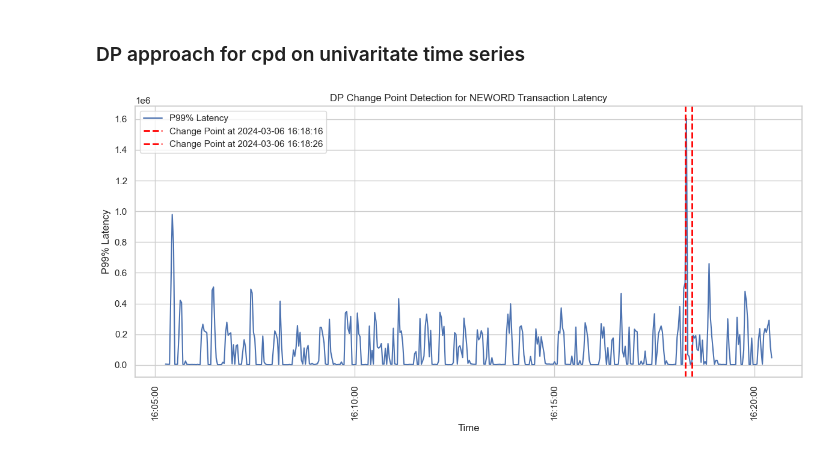
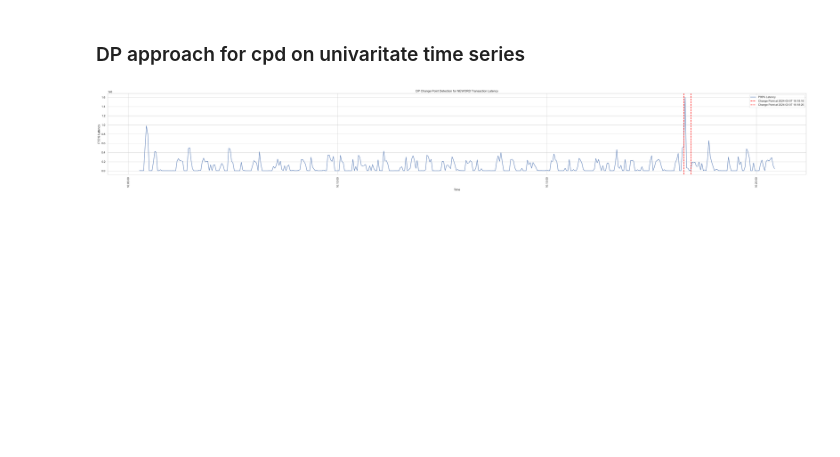
Before and after one commit to Niklasfomin/Scalable-Software-Systems-PJ-TU-Berlin, a Jupyter notebook: ExperimentsAndResults/SUT_1/docker.ipynb, the cells around one changed output. Cells and saved outputs as stored; diff of their text form; code cells hidden in the pictures; blank space fills up the shorter version.

```diff
--- a/ExperimentsAndResults/SUT_1/docker.ipynb
+++ b/ExperimentsAndResults/SUT_1/docker.ipynb
@@ -488,32 +499,32 @@ data_matrix = neword_df["P95%"].values.reshape(-1, 1)
 model = "l2"  # euclidean distance
 algo = rpt.Dynp(model=model, min_size=1, jump=5).fit(data_matrix)
 result = algo.predict(n_bkps=2)
 
-plt.figure(figsize=(12, 6))
+plt.figure(figsize=(40, 6))
 sns.set(style="whitegrid")
 
 plt.plot(neword_df["Timestamp"], neword_df["P95%"], label="P99% Latency")
 
 for cp in result[:-1]:
     plt.axvline(
         x=neword_df["Timestamp"].iloc[cp],
         color="red",
         linestyle="--",
         linewidth=2,
         label=f"Change Point at {neword_df['Timestamp'].iloc[cp]}",
     )
 
 plt.xlabel("Time")
 plt.ylabel("P99% Latency")
 plt.title("DP Change Point Detection for NEWORD Transaction Latency")
 plt.legend()
 
 plt.gca().xaxis.set_major_locator(mdates.AutoDateLocator())
 plt.gca().xaxis.set_major_formatter(mdates.DateFormatter("%H:%M:%S"))
 plt.xticks(rotation=90)
 
 plt.tight_layout()
 
 plt.show()
 # %% [output]
-[figure, old version]
+[figure, new version]
```
Also changed, not shown: parts of 8 cells of this notebook.
